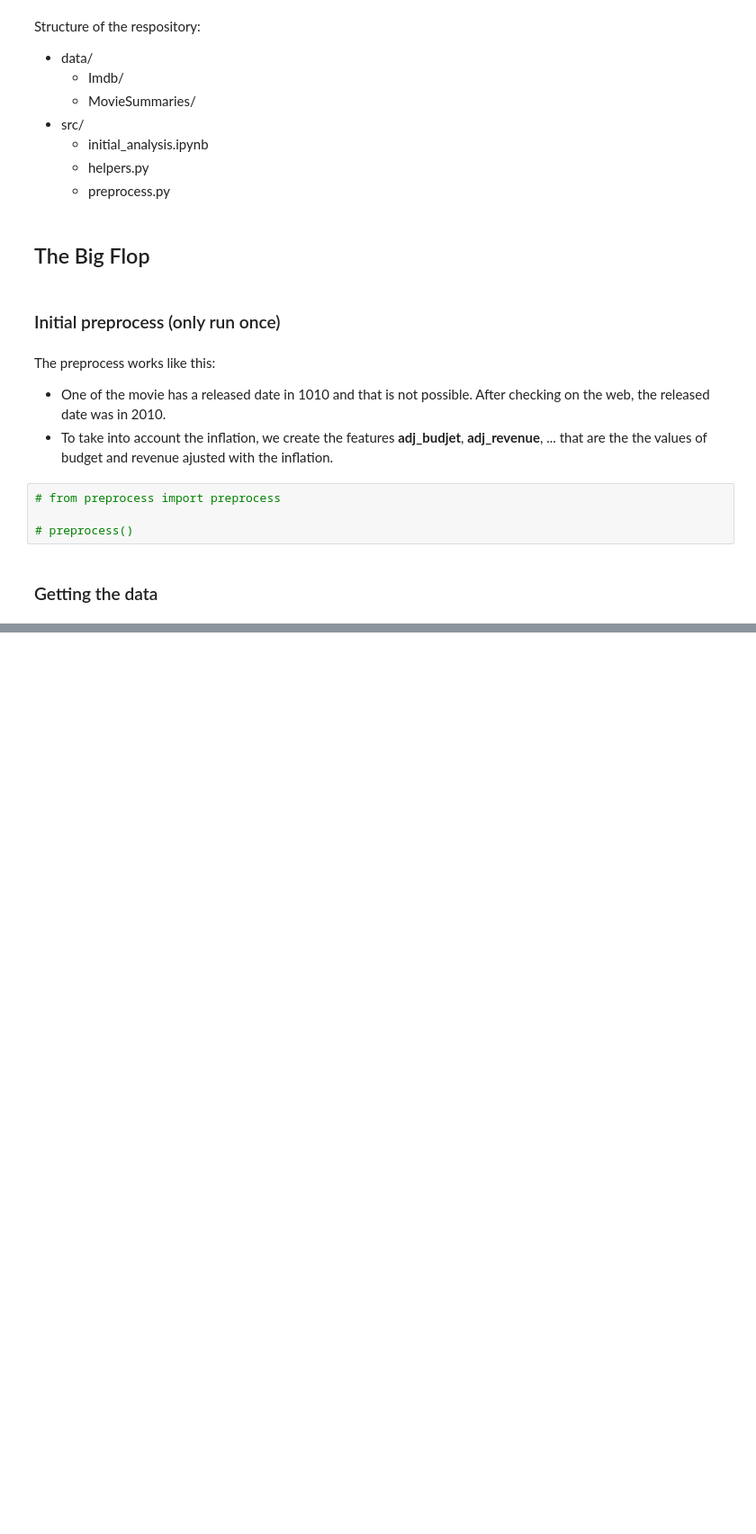
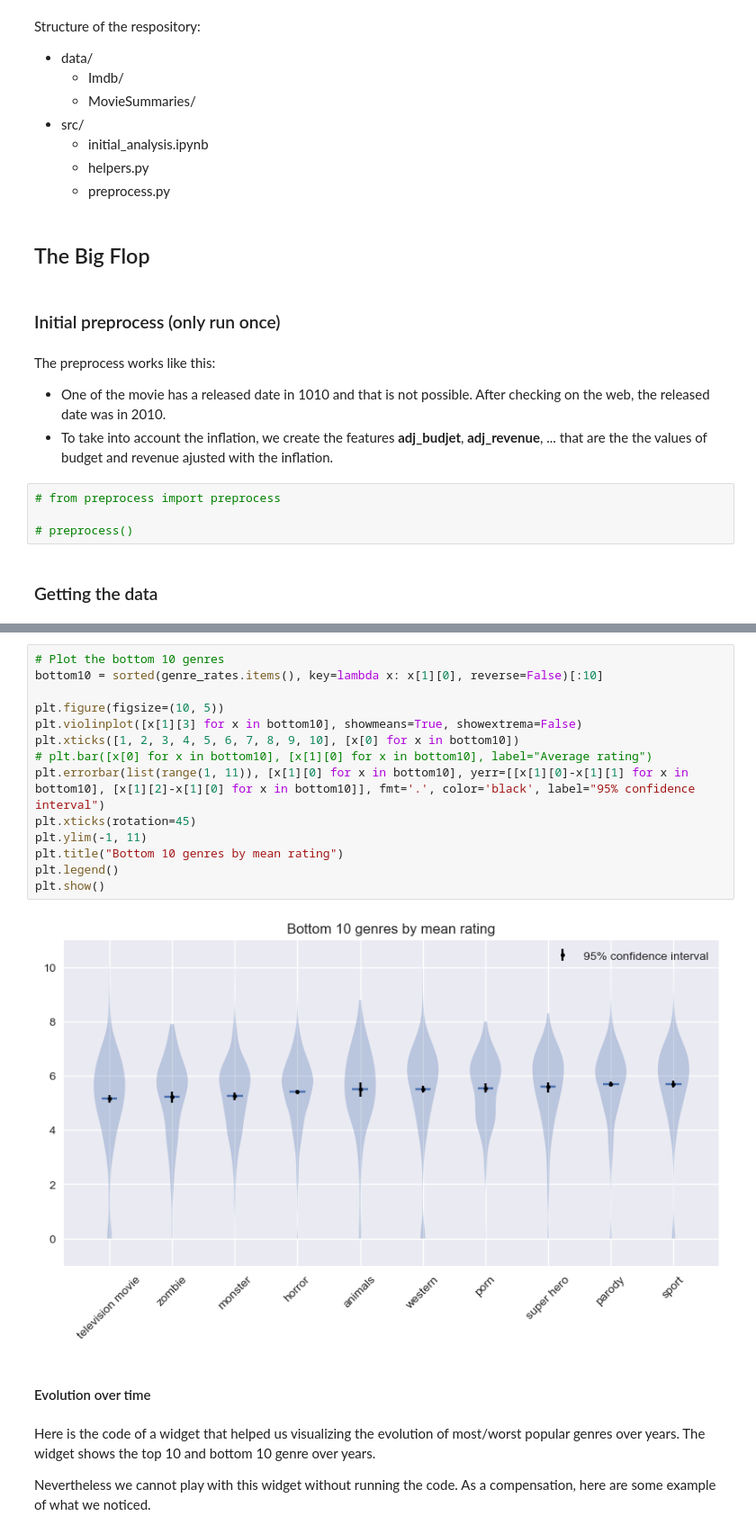
Before and after one commit to epfl-ada/ada-2022-project-adamax, a Jupyter notebook: src/initial_analysis.ipynb, the cells around one changed output, grey strips where cells are left out. Shown at 90% size. Saved outputs shown, nothing was run; the diff lists cells and outputs as text; blank space fills up the shorter version.

```diff
--- a/src/initial_analysis.ipynb
+++ b/src/initial_analysis.ipynb
@@ -547,0 +224,22 @@ We could not identify any obvious clusters, even after coloring the datapoints b
+# %%
+# Plot the bottom 10 genres
+bottom10 = sorted(genre_rates.items(), key=lambda x: x[1][0], reverse=False)[:10]
+
+plt.figure(figsize=(10, 5))
+plt.violinplot([x[1][3] for x in bottom10], showmeans=True, showextrema=False)
+plt.xticks([1, 2, 3, 4, 5, 6, 7, 8, 9, 10], [x[0] for x in bottom10])
+# plt.bar([x[0] for x in bottom10], [x[1][0] for x in bottom10], label="Average rating")
+plt.errorbar(list(range(1, 11)), [x[1][0] for x in bottom10], yerr=[[x[1][0]-x[1][1] for x in bottom10], [x[1][2]-x[1][0] for x in bottom10]], fmt='.', color='black', label="95% confidence interval")
+plt.xticks(rotation=45)
+plt.ylim(-1, 11)
+plt.title("Bottom 10 genres by mean rating")
+plt.legend()
+plt.show()
+# %% [output]
+[figure, added]
+# %% [markdown]
+#### Evolution over time
+# %% [markdown]
+Here is the code of a widget that helped us visualizing the evolution of most/worst popular genres over years. The widget shows the top 10 and bottom 10 genre over years.
+
+Nevertheless we cannot play with this widget without running the code. As a compensation, here are some example of what we noticed.
```
Also changed, not shown: parts of 151 cells of this notebook, 1 other file.
